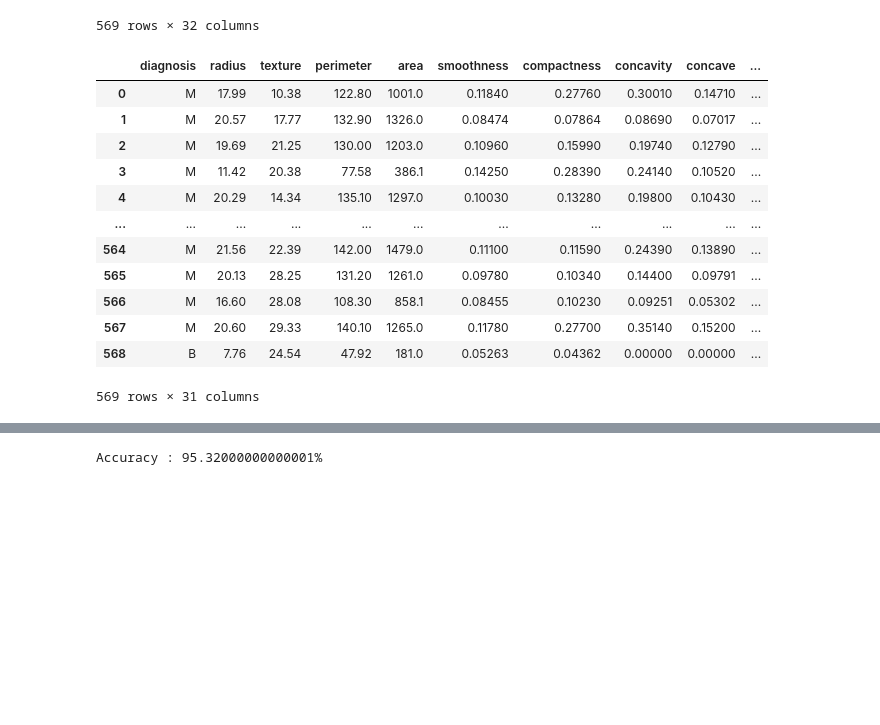
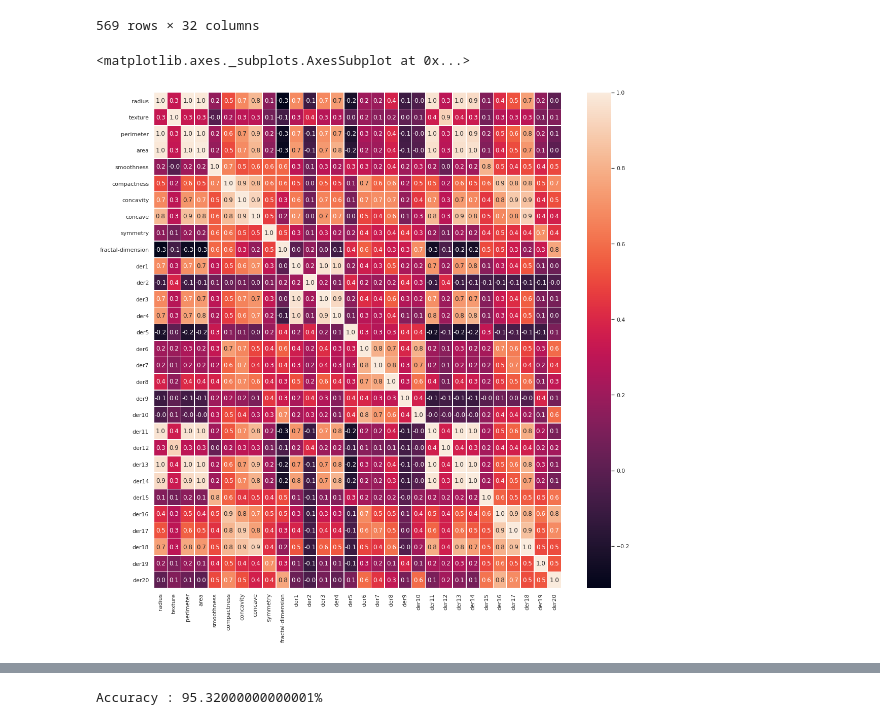
Before and after one commit to louispaulet/randomForestClassifierVisualizationProject, a Jupyter notebook: Cancer2RandomForestClassifier.ipynb, the cells around one changed output, grey strips where cells are left out. Drawn from its saved outputs; the diff is of its cells as text; code cells hidden in the pictures; blank space fills up the shorter version.

```diff
--- a/Cancer2RandomForestClassifier.ipynb
+++ b/Cancer2RandomForestClassifier.ipynb
@@ -90,18 +90,10 @@ breast_cancer
 # %%
 #we can drop the column id as it is metadata
 breast_cancer.drop('id', inplace=True, axis=1)
-breast_cancer
-# %% [output]
-|  | diagnosis | radius | texture | perimeter | area | smoothness | compactness | concavity | concave | ... |
-| 0 | M | 17.99 | 10.38 | 122.80 | 1001.0 | 0.11840 | 0.27760 | 0.30010 | 0.14710 | ... |
-| 1 | M | 20.57 | 17.77 | 132.90 | 1326.0 | 0.08474 | 0.07864 | 0.08690 | 0.07017 | ... |
-| 2 | M | 19.69 | 21.25 | 130.00 | 1203.0 | 0.10960 | 0.15990 | 0.19740 | 0.12790 | ... |
-| 3 | M | 11.42 | 20.38 | 77.58 | 386.1 | 0.14250 | 0.28390 | 0.24140 | 0.10520 | ... |
-| 4 | M | 20.29 | 14.34 | 135.10 | 1297.0 | 0.10030 | 0.13280 | 0.19800 | 0.10430 | ... |
-| ... | ... | ... | ... | ... | ... | ... | ... | ... | ... | ... |
-| 564 | M | 21.56 | 22.39 | 142.00 | 1479.0 | 0.11100 | 0.11590 | 0.24390 | 0.13890 | ... |
-| 565 | M | 20.13 | 28.25 | 131.20 | 1261.0 | 0.09780 | 0.10340 | 0.14400 | 0.09791 | ... |
-| 566 | M | 16.60 | 28.08 | 108.30 | 858.1 | 0.08455 | 0.10230 | 0.09251 | 0.05302 | ... |
-| 567 | M | 20.60 | 29.33 | 140.10 | 1265.0 | 0.11780 | 0.27700 | 0.35140 | 0.15200 | ... |
-| 568 | B | 7.76 | 24.54 | 47.92 | 181.0 | 0.05263 | 0.04362 | 0.00000 | 0.00000 | ... |
-569 rows × 31 columns
+# %%
+f,ax = plt.subplots(figsize=(18, 18))
+ax = sns.heatmap(breast_cancer.corr(), annot=True, linewidths=.5, fmt= '.1f',ax=ax)
+ax
+# %% [output]
+<matplotlib.axes._subplots.AxesSubplot at 0x...>
+[figure, added]
```
Also changed, not shown: parts of 15 cells of this notebook.
